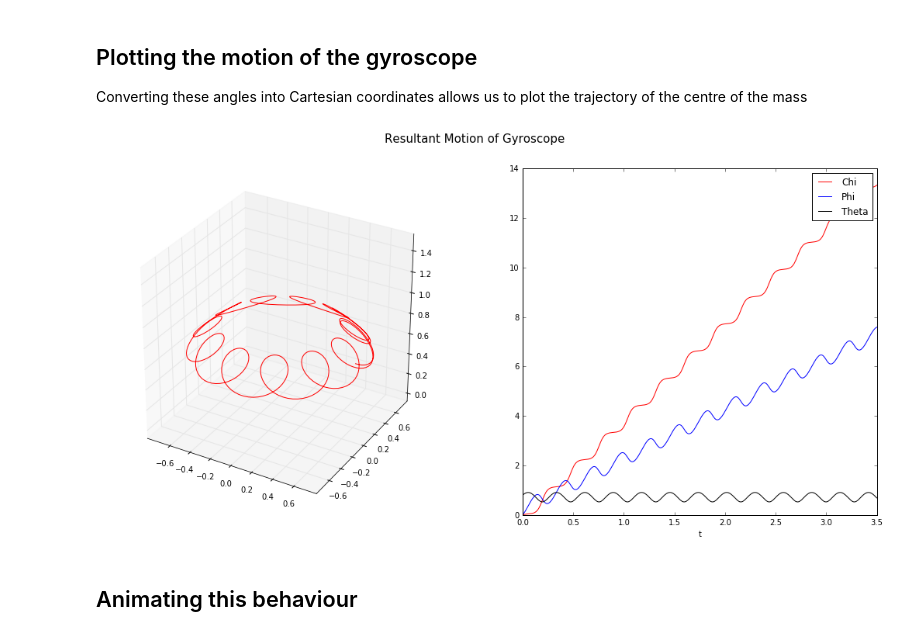
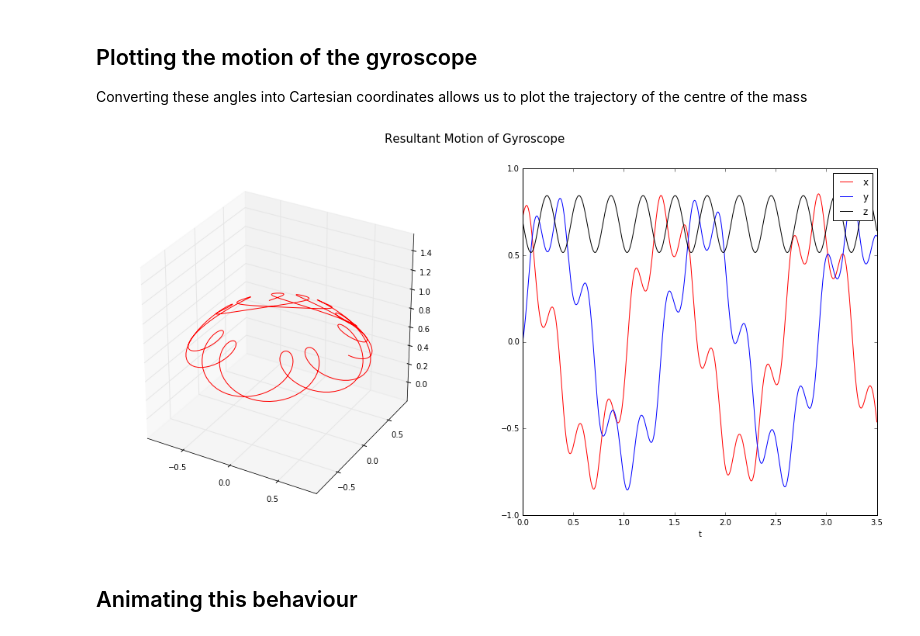
Before and after one commit to PyCav/Demos, a Jupyter notebook: Dynamics/gyroscope.ipynb, the cells around one changed output. Drawn from its saved outputs; the diff is of its cells as text; code cells hidden in the pictures.

```diff
--- a/Dynamics/gyroscope.ipynb
+++ b/Dynamics/gyroscope.ipynb
@@ -41,12 +41,12 @@ from matplotlib.animation import FuncAnimation
 
 from pycav import display
 
-E = 11.
+E = 71.
 # I_1 and I_3
-I = [0.1,0.5]
+I = [0.1,0.05]
 # J_z and J_3
 J = [2.,2.5]
-m = 0.5
+m = 1.
 h = 1.
 
 def Ueff(theta,I,J,m,h):
@@ -126,34 +126,34 @@ Converting these angles into Cartesian coordinates allows us to plot the traject
 # %%
 theta = sol[:,1]
 phi   = sol[:,2]
 chi   = sol[:,3]
 
 x,y,z = h*np.sin(theta)*np.cos(phi),h*np.sin(theta)*np.sin(phi),h*np.cos(theta)
 
 # Create cubic bounding box to simulate equal aspect ratio
 max_range = np.array([x.max()-x.min(), y.max()-y.min(), z.max()-z.min()]).max()
 Xb = 0.5*max_range*np.array((-1.,1.)) + 0.5*(x.max()+x.min())
 Yb = 0.5*max_range*np.array((-1.,1.)) + 0.5*(y.max()+y.min())
 Zb = 0.5*max_range*np.array((-1.,1.)) + 0.5*(z.max()+z.min())
 
 fig2 = plt.figure(figsize = (18,8));
 fig2.suptitle('Resultant Motion of Gyroscope', fontsize = 15);
 ax2 = fig2.add_subplot(121, projection='3d');
 ax2.set_aspect('equal');
 ax2.set_xlim3d((Xb[0],Xb[-1]));
 ax2.set_ylim3d((Yb[0],Yb[-1]));
 ax2.set_zlim3d((Zb[0],Zb[-1]));
 
 ax2.plot(x,y,z,'r');
 
 ax3 = fig2.add_subplot(122);
-ax3.plot(t,chi,'r');
-ax3.plot(t,phi,'b');
-ax3.plot(t,theta,'k');
-ax3.legend(('Chi','Phi','Theta'));
+ax3.plot(t,x,'r');
+ax3.plot(t,y,'b');
+ax3.plot(t,z,'k');
+ax3.legend(('x','y','z'));
 ax3.set_xlabel('t');
 # %% [output]
-[figure, old version]
+[figure, new version]
 # %% [markdown]
 ## Animating this behaviour
 # %%
```
Also changed, not shown: parts of 1 cell of this notebook.
